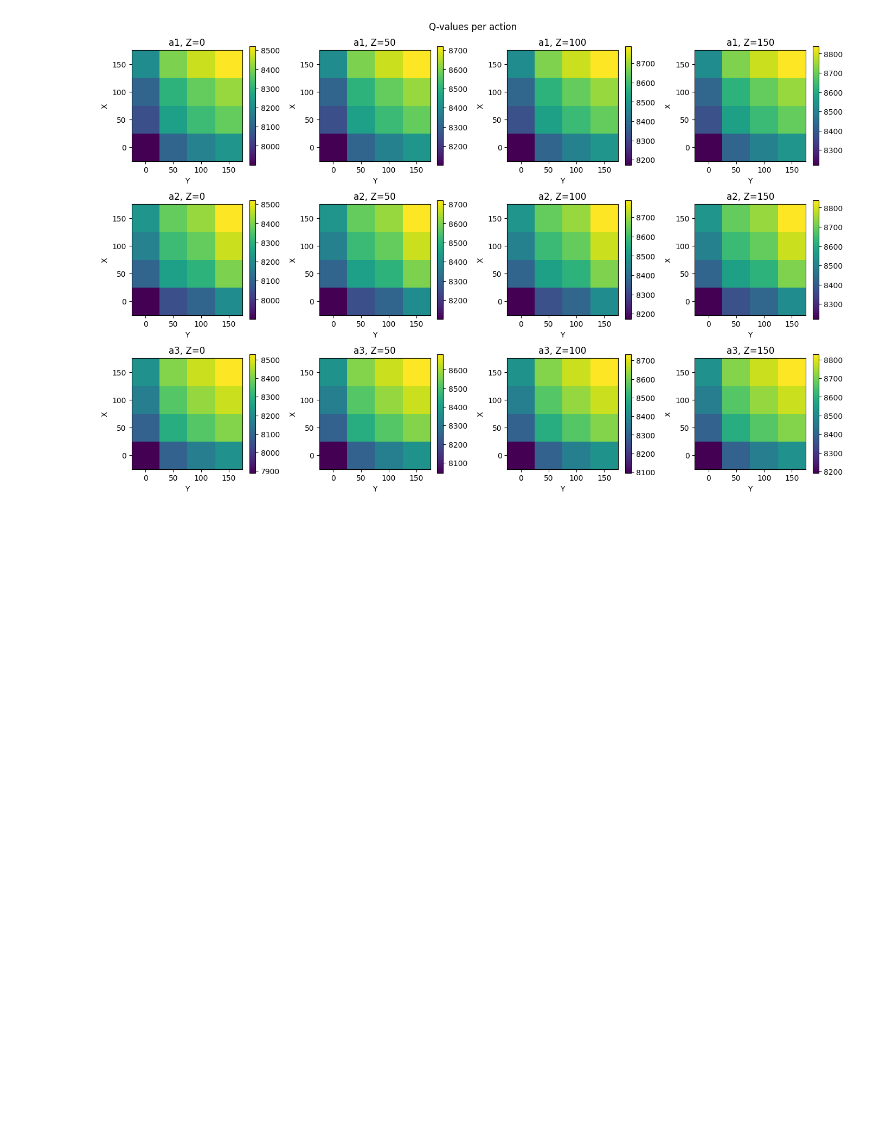
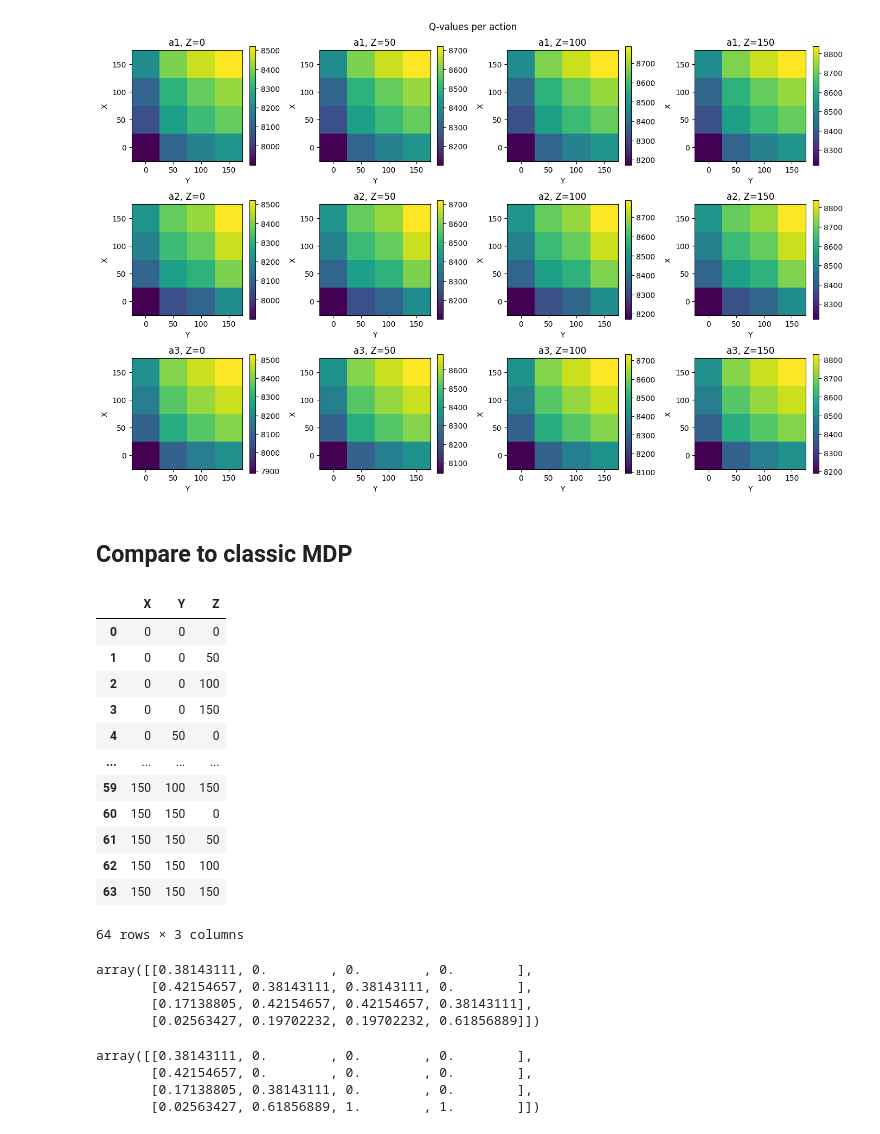
Before and after one commit to abigailkeller/adaptive_coypu, a Jupyter notebook: factored_MDP/solve_FMDP.ipynb, the cells around one changed output. Saved outputs shown, nothing was run; the diff lists cells and outputs as text; code cells hidden in the pictures; blank space fills up the shorter version.

```diff
--- a/factored_MDP/solve_FMDP.ipynb
+++ b/factored_MDP/solve_FMDP.ipynb
@@ -247,3 +257,5 @@ plt = plot_qvalues(mgr, reward_adds, policy_adds, states)
 plt.show()
 # %% [output]
 [figure]
+# %% [markdown]
+## Compare to classic MDP
@@ -249,0 +264,24 @@ plt.show()
+# %%
+# create full list of states
+rows = []
+
+for x, y, z in itertools.product(states, repeat=3):
+    state = {"X": x, "Y": y, "Z": z}
+    rows.append({"X": x, "Y": y, "Z": z})
+
+states_all = pd.DataFrame(rows)
+states_all
+# %% [output]
+|  | X | Y | Z |
+| 0 | 0 | 0 | 0 |
+| 1 | 0 | 0 | 50 |
+| 2 | 0 | 0 | 100 |
+| 3 | 0 | 0 | 150 |
+| 4 | 0 | 50 | 0 |
+| ... | ... | ... | ... |
+| 59 | 150 | 100 | 150 |
+| 60 | 150 | 150 | 0 |
+| 61 | 150 | 150 | 50 |
+| 62 | 150 | 150 | 100 |
+| 63 | 150 | 150 | 150 |
+64 rows × 3 columns
@@ -249,0 +291,14 @@ plt.show()
+# %%
+T_applied
+# %% [output]
+array([[0.38143111, 0.        , 0.        , 0.        ],
+       [0.42154657, 0.38143111, 0.38143111, 0.        ],
+       [0.17138805, 0.42154657, 0.42154657, 0.38143111],
+       [0.02563427, 0.19702232, 0.19702232, 0.61856889]])
+# %%
+T_not_applied
+# %% [output]
+array([[0.38143111, 0.        , 0.        , 0.        ],
+       [0.42154657, 0.        , 0.        , 0.        ],
+       [0.17138805, 0.38143111, 0.        , 0.        ],
+       [0.02563427, 0.61856889, 1.        , 1.        ]])
```
Also changed, not shown: parts of 10 cells of this notebook.
